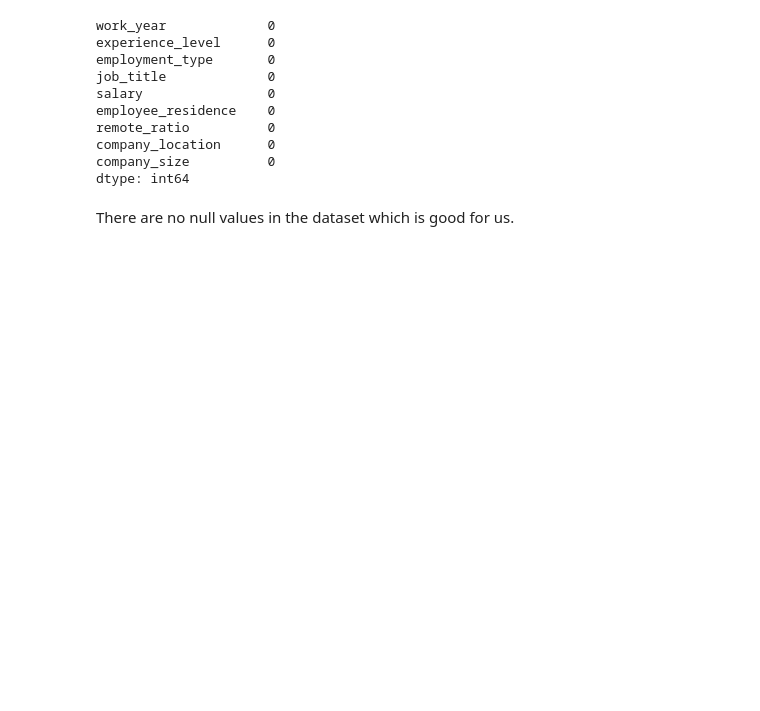
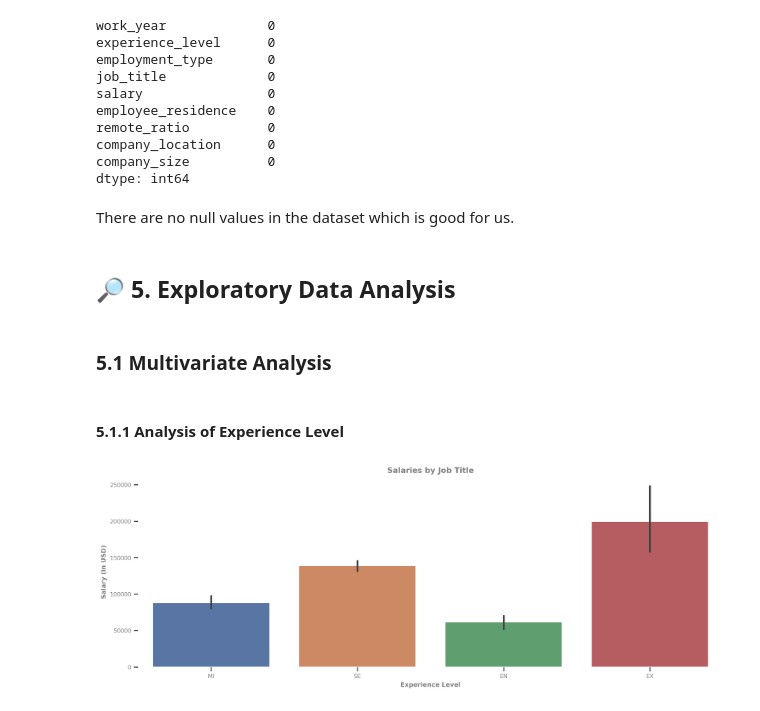
Before and after one commit to sahinozan/Data-Science-Job-Salaries, a Jupyter notebook: project.ipynb, the cells around one changed output. Cells and saved outputs as stored; diff of their text form; code cells hidden in the pictures; blank space fills up the shorter version.

Commit message:
Added multivariate analysis

```diff
--- a/project.ipynb
+++ b/project.ipynb
@@ -124,3 +124,21 @@ company_size          0
 dtype: int64
 # %% [markdown]
 There are no null values in the dataset which is good for us.
+# %% [markdown]
+## 🔎 5. Exploratory Data Analysis
+# %% [markdown]
+### 5.1 Multivariate Analysis
+# %% [markdown]
+#### 5.1.1 Analysis of Experience Level
+# %%
+plt.figure(figsize=(15, 5))
+sns.barplot(data=salaries, x="experience_level", y="salary")
+plt.ylabel(ylabel="Salary (in USD)", size=9, fontdict=FIG_FONT)
+plt.xlabel(xlabel="Experience Level", size=9, fontdict=FIG_FONT)
+plt.title(label="Salaries by Job Title", size= 11, fontdict=FIG_FONT)
+plt.yticks(fontname="Helvetica, Ariel", size=8, color="#7f7f7f")
+plt.xticks(fontname="Helvetiva, Ariel", size=8, color="#7f7f7f")
+sns.despine(bottom=True, left=True)
+plt.show()
+# %% [output]
+[figure, added]
```
Also changed, not shown: parts of 20 cells of this notebook.
